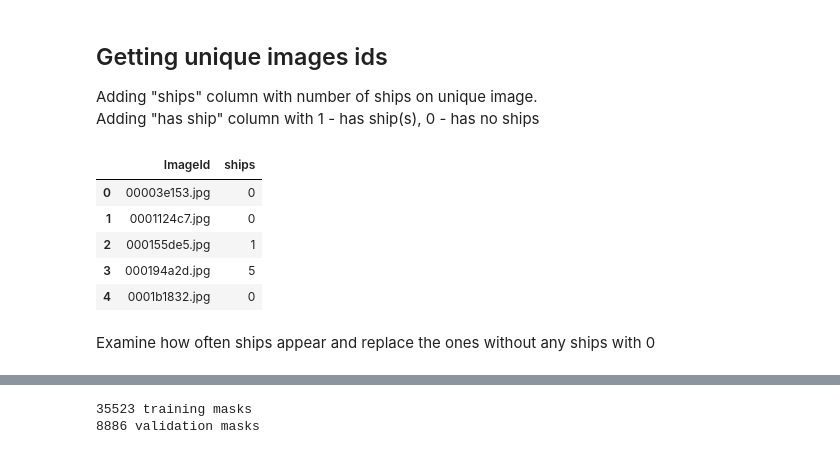
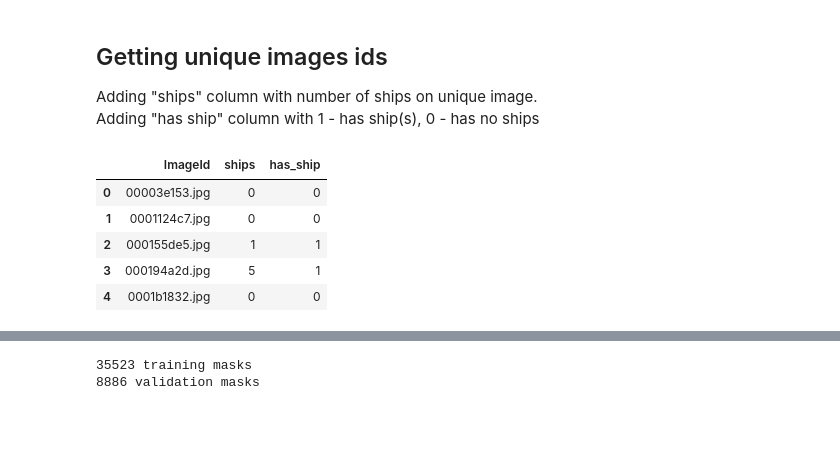
Before and after one commit to RuslanTar/Airbus-Ship-Detection-Challenge, a Jupyter notebook: Training model.ipynb, the cells around one changed output, grey strips where cells are left out. Cells and saved outputs as stored; diff of their text form; code cells hidden in the pictures; blank space fills up the shorter version.

```diff
--- a/Training model.ipynb
+++ b/Training model.ipynb
@@ -85,17 +85,15 @@ Adding "has ship" column with 1 - has ship(s), 0 - has no ships
 # %%
 masks['ships'] = masks['EncodedPixels'].map(lambda c_row: 1 if isinstance(c_row, str) else 0)
 unique_img_ids = masks.groupby('ImageId').agg({'ships': 'sum'}).reset_index()
-# unique_img_ids['has_ship'] = unique_img_ids['ships'].map(lambda x: 1.0 if x > 0 else 0.0)
+unique_img_ids['has_ship'] = unique_img_ids['ships'].map(lambda x: 1 if x > 0 else 0)
 # unique_img_ids['has_ship_vec'] = unique_img_ids['has_ship'].map(lambda x: [x])
 
 masks.drop(['ships'], axis=1, inplace=True)
-unique_img_ids.head(5)
+unique_img_ids.head()
 # %% [output]
-|  | ImageId | ships |
-| 0 | 00003e153.jpg | 0 |
-| 1 | 0001124c7.jpg | 0 |
-| 2 | 000155de5.jpg | 1 |
-| 3 | 000194a2d.jpg | 5 |
-| 4 | 0001b1832.jpg | 0 |
+|  | ImageId | ships | has_ship |
+| 0 | 00003e153.jpg | 0 | 0 |
+| 1 | 0001124c7.jpg | 0 | 0 |
+| 2 | 000155de5.jpg | 1 | 1 |
+| 3 | 000194a2d.jpg | 5 | 1 |
+| 4 | 0001b1832.jpg | 0 | 0 |
-# %% [markdown]
-Examine how often ships appear and replace the ones without any ships with 0
```
Also changed, not shown: parts of 31 cells of this notebook.
